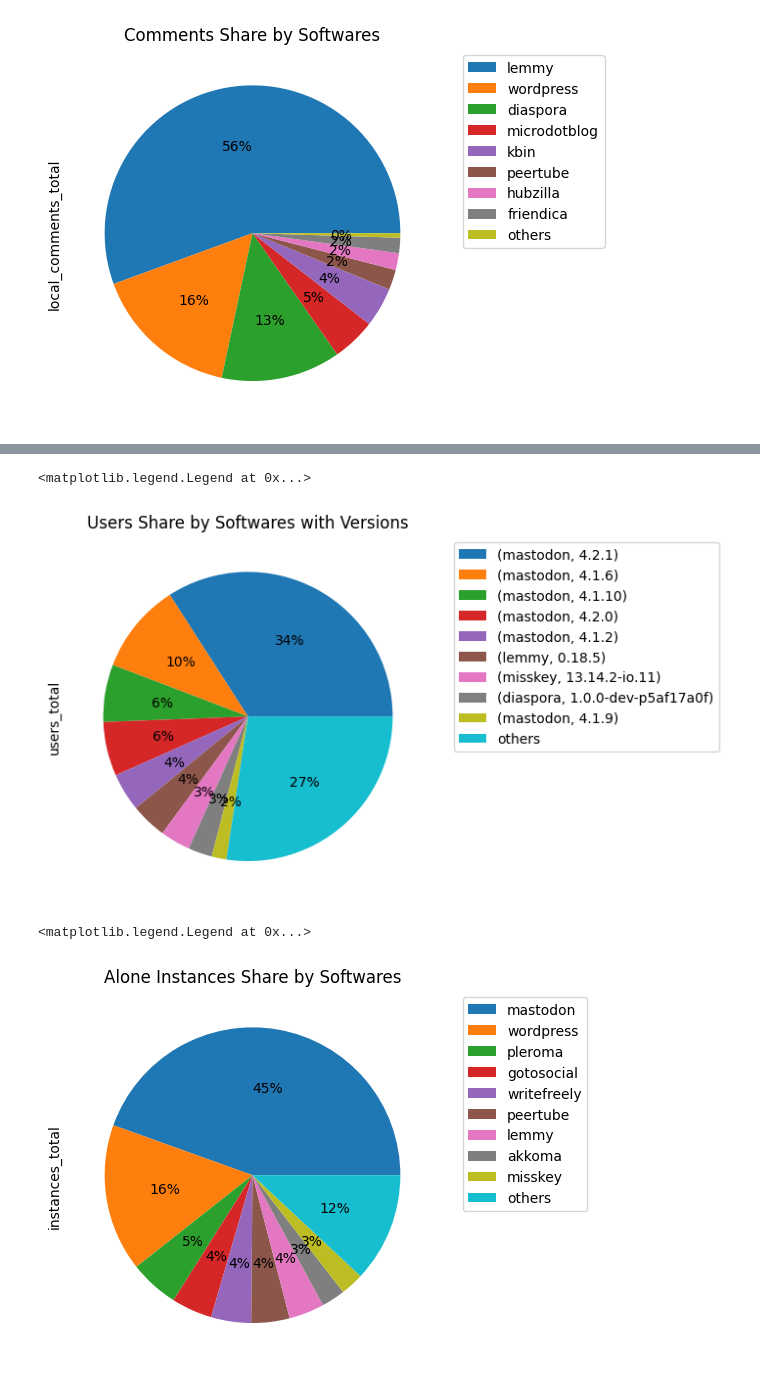
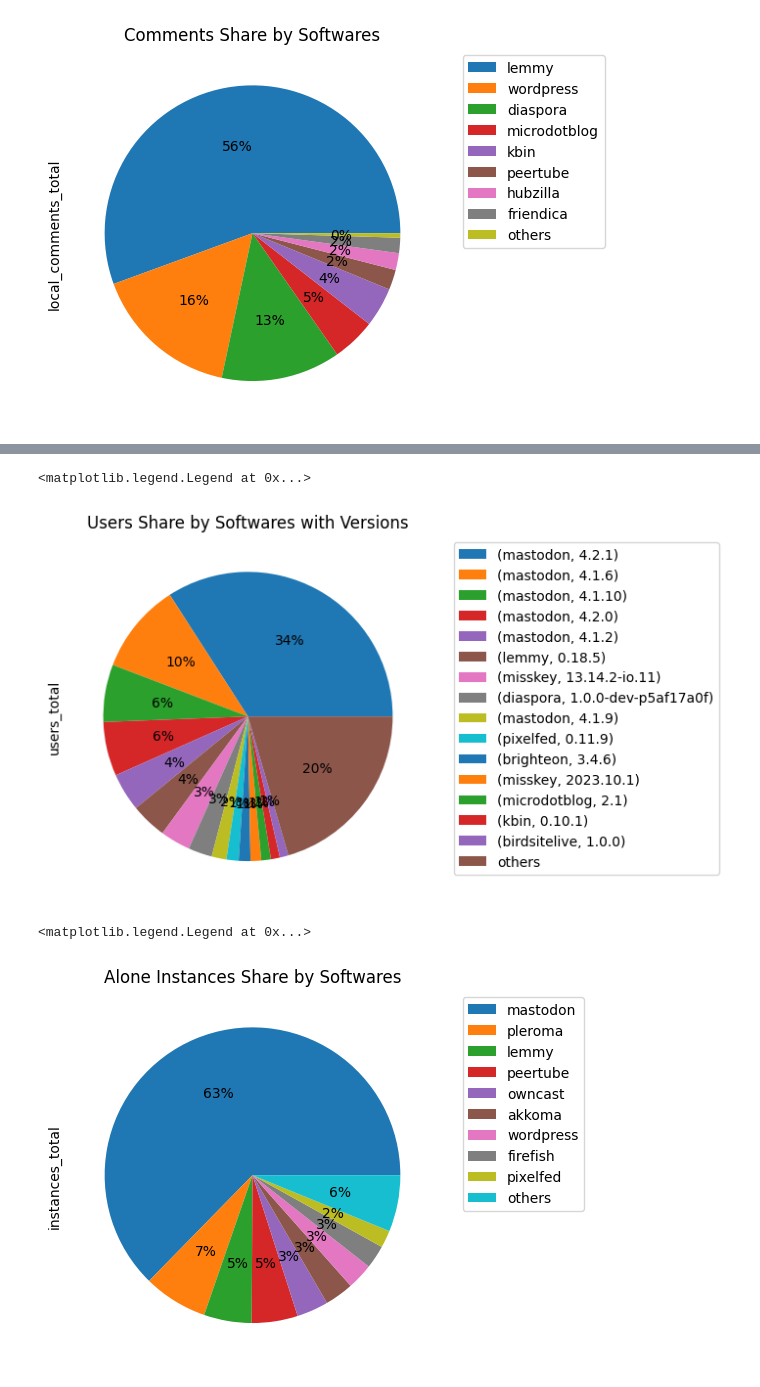
Before and after one commit to mizunashi-mana/fediverse-stats, a Jupyter notebook: notebook/fediverse-stats.ipynb, the cells around one changed output, grey strips where cells are left out. Drawn from its saved outputs; the diff is of its cells as text; code cells hidden in the pictures.

```diff
--- a/notebook/fediverse-stats.ipynb
+++ b/notebook/fediverse-stats.ipynb
@@ -173,12 +173,26 @@ Instances Supported Features
 | node_info.software_name | 387 | 20914 | 2039 | 23340 | 99.991432 |
 | total | 387 | 20915 | 2040 | 23342 | 100.000000 |
 # %%
-result_df[result_df['type']=='ok'][[
-    'node_info.resource_type',
+raw_ok_df = result_df[result_df['type']=='ok'].rename(columns={
+    'node_info.users_total':'users_total',
+    'node_info.users_active_month':'users_active_month',
+    'node_info.users_active_half_year':'users_active_half_year',
+    'node_info.local_posts_total':'local_posts_total',
+    'node_info.local_comments_total':'local_comments_total',
+    'node_info.open_registrations':'open_registrations',
+    'node_info.software_name':'software_name',
+    'node_info.software_version':'software_version',
+    'node_info.node_name':'name'
+})
+raw_ok_df.loc[:, 'instances_total'] = 1
+raw_ok_df[[
     'node_info.resource_url',
-    'node_info.node_name',
-    'node_info.software_name',
-    'node_info.software_version',
-    'node_info.users_total'
-]].sort_values(by='node_info.users_total',ascending=False).head(10)
+    'name',
+    'software_name',
+    'software_version',
+    'users_total',
+    'users_active_half_year',
+    'users_active_month',
+    'peers_count'
+]].sort_values(by='users_total',ascending=False).head(20).style.set_caption('Top Instances by Users')
 # %% [output]
@@ -196,17 +238,4 @@ result_df[result_df['type']=='ok'][[
 # %%
-blacklist = [
-    'https://egirls.gay/nodeinfo/2.0'
-]
-ok_df = result_df[(result_df['type']=='ok')&(~result_df['node_info.resource_url'].isin(blacklist))].rename(columns={
-    'node_info.users_total':'users_total',
-    'node_info.users_active_month':'users_active_month',
-    'node_info.users_active_half_year':'users_active_half_year',
-    'node_info.local_posts_total':'local_posts_total',
-    'node_info.local_comments_total':'local_comments_total',
-    'node_info.open_registrations':'open_registrations',
-    'node_info.software_name':'software_name',
-    'node_info.software_version':'software_version'
-})
-ok_df.loc[:, 'instances_total'] = 1
+ok_df = raw_ok_df[~raw_ok_df['node_info.resource_url'].isin(blacklist)]
 ok_df
 # %% [output]
@@ -412,22 +444,22 @@ plot.legend(bbox_to_anchor=(1.05, 1), loc='upper left')
 # %%
 all_df = ok_df.pivot_table(index=['software_name', 'software_version'], values='users_total', aggfunc='sum').sort_values(by='users_total', ascending=False)
-df = pd.DataFrame(all_df.head(9))
-df.loc['others'] = all_df[9:].sum()
+df = pd.DataFrame(all_df.head(15))
+df.loc['others'] = all_df[15:].sum()
 plot = df.plot.pie(y='users_total', autopct='%.f%%', labeldistance=None, title='Users Share by Softwares with Versions')
 plot.legend(bbox_to_anchor=(1.05, 1), loc='upper left')
 # %% [output]
 <matplotlib.legend.Legend at 0x...>
-[figure, old version]
+[figure, new version]
 # %%
-all_df = ok_df[ok_df['users_total'] <= 3].pivot_table(
+all_df = ok_df[ok_df['users_active_month']==1|(ok_df['users_active_month'].isna()&(ok_df['users_total'] <= 3))].pivot_table(
     index='software_name',
     values='instances_total',
     aggfunc='sum'
 ).sort_values(by='instances_total', ascending=False)
 df = pd.DataFrame(all_df.head(9))
 df.loc['others'] = all_df[9:].sum()
 plot = df.plot.pie(y='instances_total', autopct='%.f%%', labeldistance=None, title='Alone Instances Share by Softwares')
 plot.legend(bbox_to_anchor=(1.05, 1), loc='upper left')
 # %% [output]
 <matplotlib.legend.Legend at 0x...>
-[figure, old version]
+[figure, new version]
```
Also changed, not shown: parts of 5 cells of this notebook.
